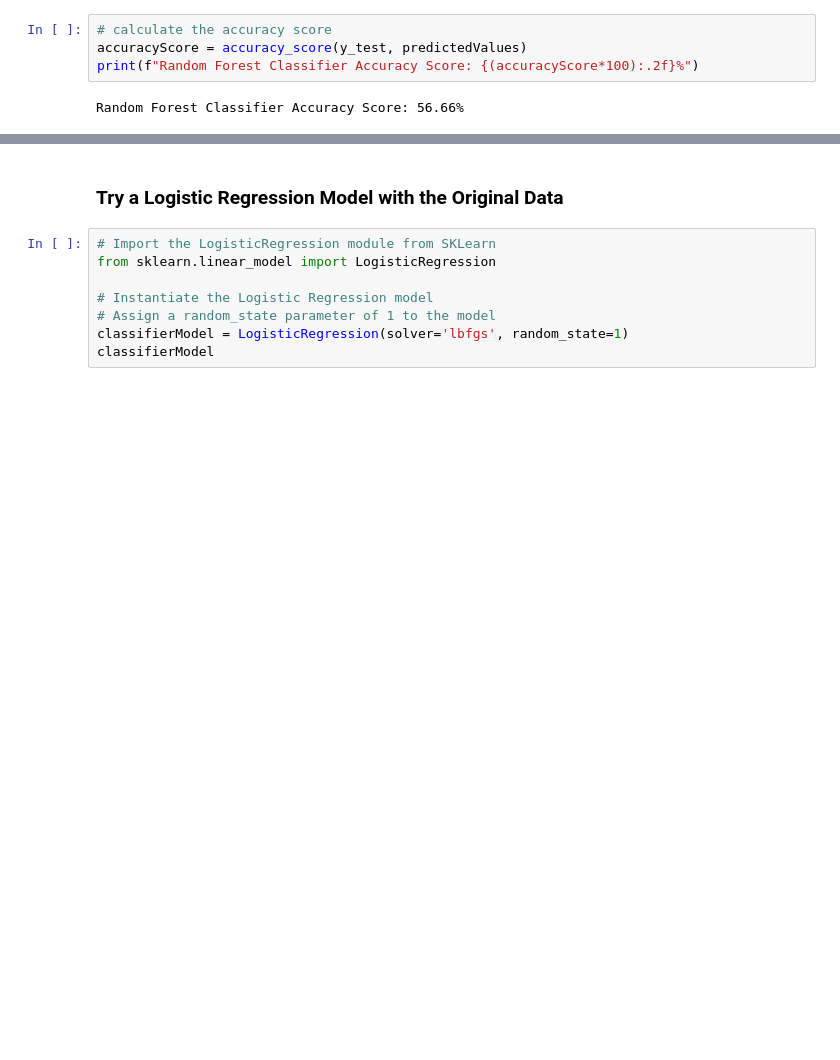
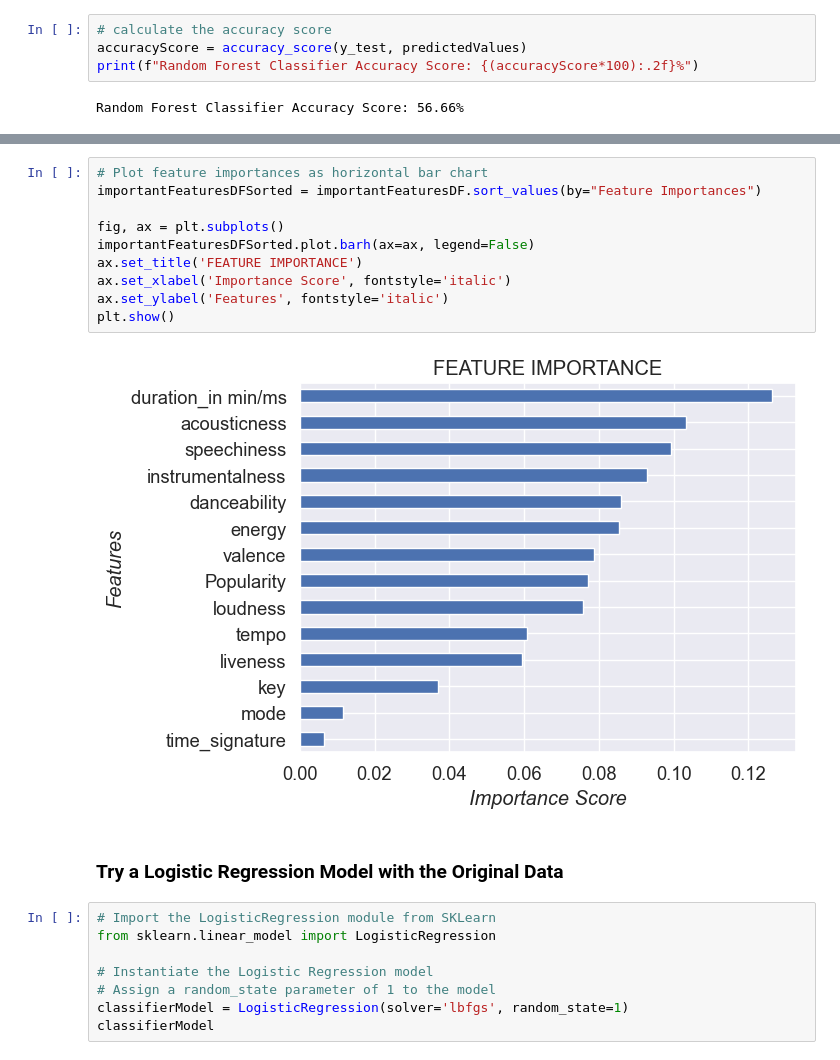
Before and after one commit to tenntully/Project-4_TeamTyrell, a Jupyter notebook: Project4-MusicML-GenrePrediction.ipynb, the cells around one changed output, grey strips where cells are left out. Drawn from its saved outputs; the diff is of its cells as text; blank space fills up the shorter version.

```diff
--- a/Project4-MusicML-GenrePrediction.ipynb
+++ b/Project4-MusicML-GenrePrediction.ipynb
@@ -235,3 +234,15 @@ importantFeaturesDFSorted.plot(
+# %%
+# Plot feature importances as horizontal bar chart
+importantFeaturesDFSorted = importantFeaturesDF.sort_values(by="Feature Importances")
+
+fig, ax = plt.subplots()
+importantFeaturesDFSorted.plot.barh(ax=ax, legend=False)
+ax.set_title('FEATURE IMPORTANCE')
+ax.set_xlabel('Importance Score', fontstyle='italic')
+ax.set_ylabel('Features', fontstyle='italic')
+plt.show()
+# %% [output]
+[figure, added]
 # %% [markdown]
 ### Try a Logistic Regression Model with the Original Data
 # %%
```
Also changed, not shown: parts of 28 cells of this notebook, 2 other files.
